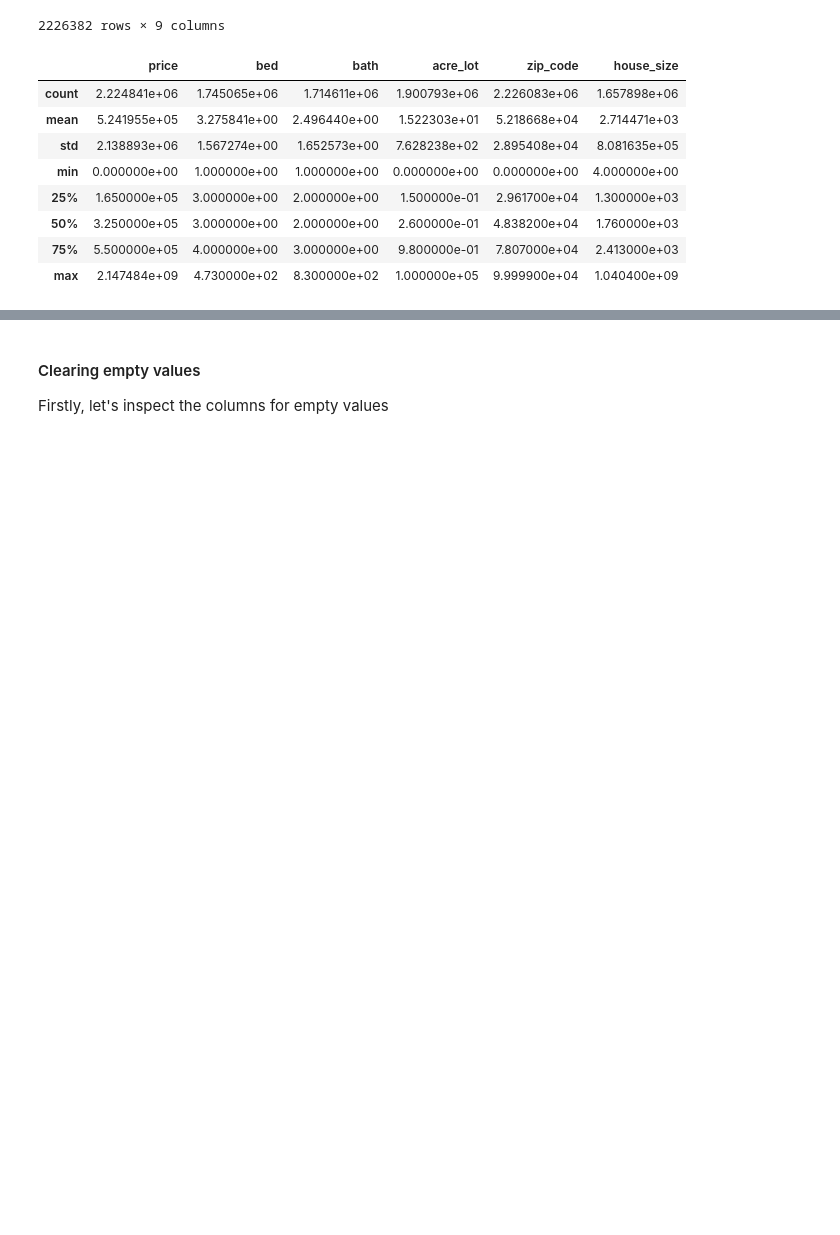
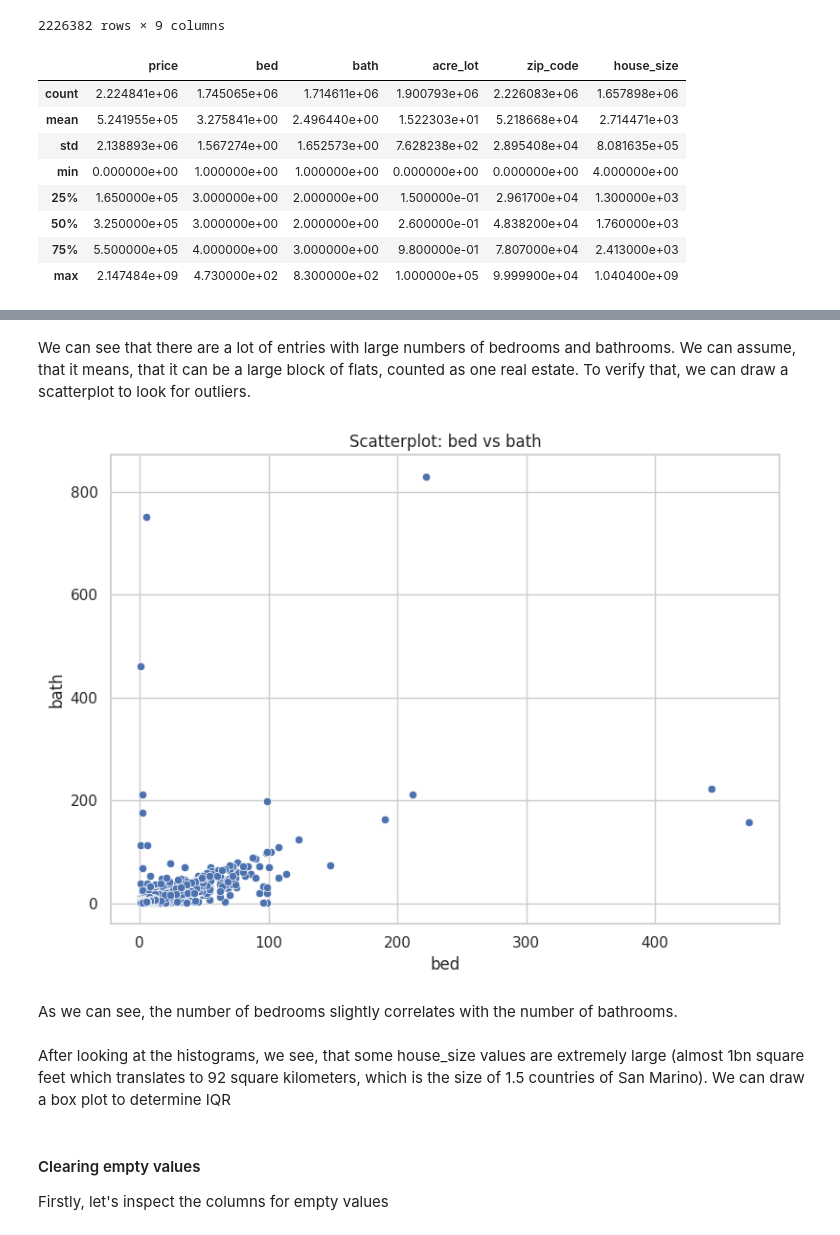
Before and after one commit to Deptage/data_mining_project, a Jupyter notebook: src/Data_Mining_Project.ipynb, the cells around one changed output, grey strips where cells are left out. Cells and saved outputs as stored; diff of their text form; code cells hidden in the pictures; blank space fills up the shorter version.

```diff
--- a/src/Data_Mining_Project.ipynb
+++ b/src/Data_Mining_Project.ipynb
@@ -192,3 +232,24 @@ ured_filtered.describe()
+# %% [markdown]
+We can see that there are a lot of entries with large numbers of bedrooms and bathrooms. We can assume, that it means, that it can be a large block of flats, counted as one real estate. To verify that, we can draw a scatterplot to look for outliers.
+# %%
+def plot_scatterplot(dataset: pd.DataFrame, x_col: str, y_col: str):
+    plt.figure(figsize=(8, 6))
+    sns.set(style="whitegrid")
+
+    sns.scatterplot(data=dataset, x=x_col, y=y_col)
+    plt.title(f'Scatterplot: {x_col} vs {y_col}')
+    plt.xlabel(x_col)
+    plt.ylabel(y_col)
+    plt.tight_layout()
+    plt.show()
+# %%
+plot_scatterplot(ured_filtered, 'bed', 'bath')
+# %% [output]
+[figure, added]
+# %% [markdown]
+As we can see, the number of bedrooms slightly correlates with the number of bathrooms.
+# %% [markdown]
+After looking at the histograms, we see, that some house_size values are extremely large (almost 1bn square feet which translates to 92 square kilometers, which is the size of 1.5 countries of San Marino). We can draw a box plot to determine IQR
 # %% [markdown]
 #### Clearing empty values
 
```
Also changed, not shown: parts of 15 cells of this notebook.
